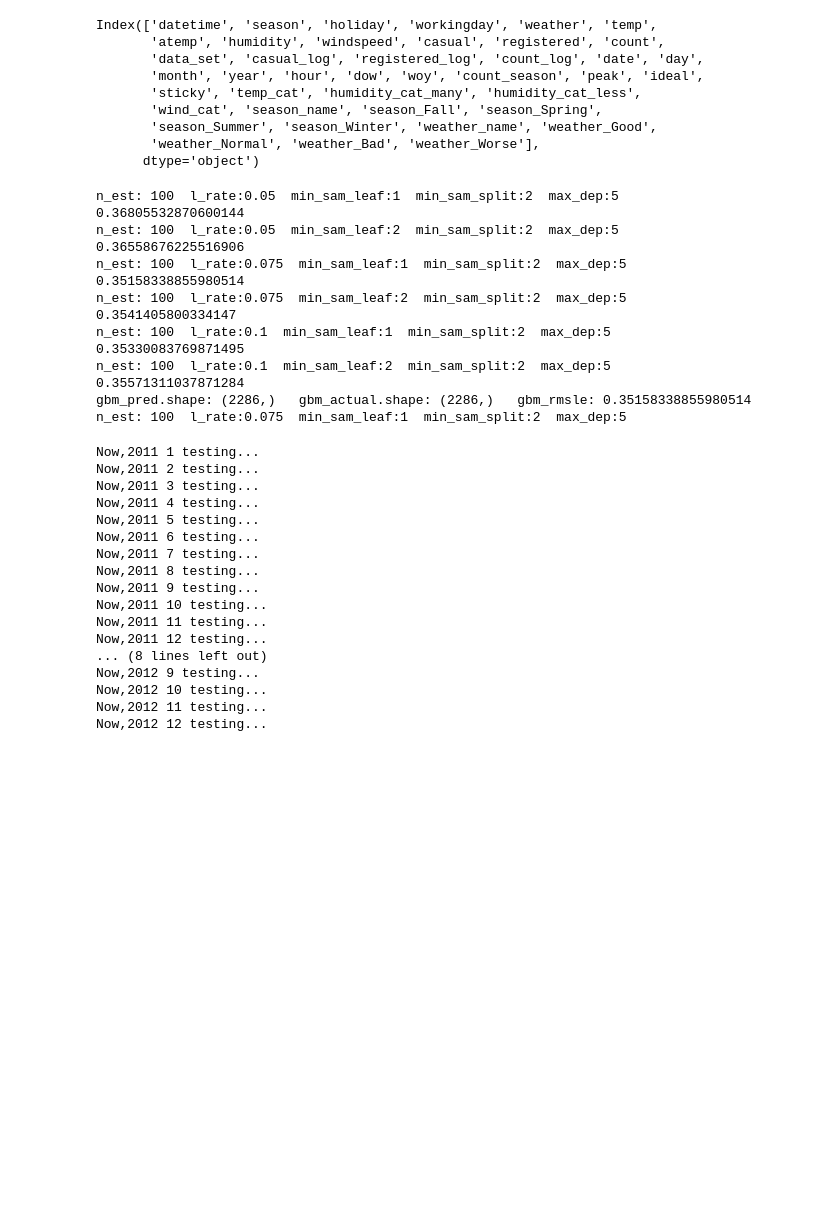
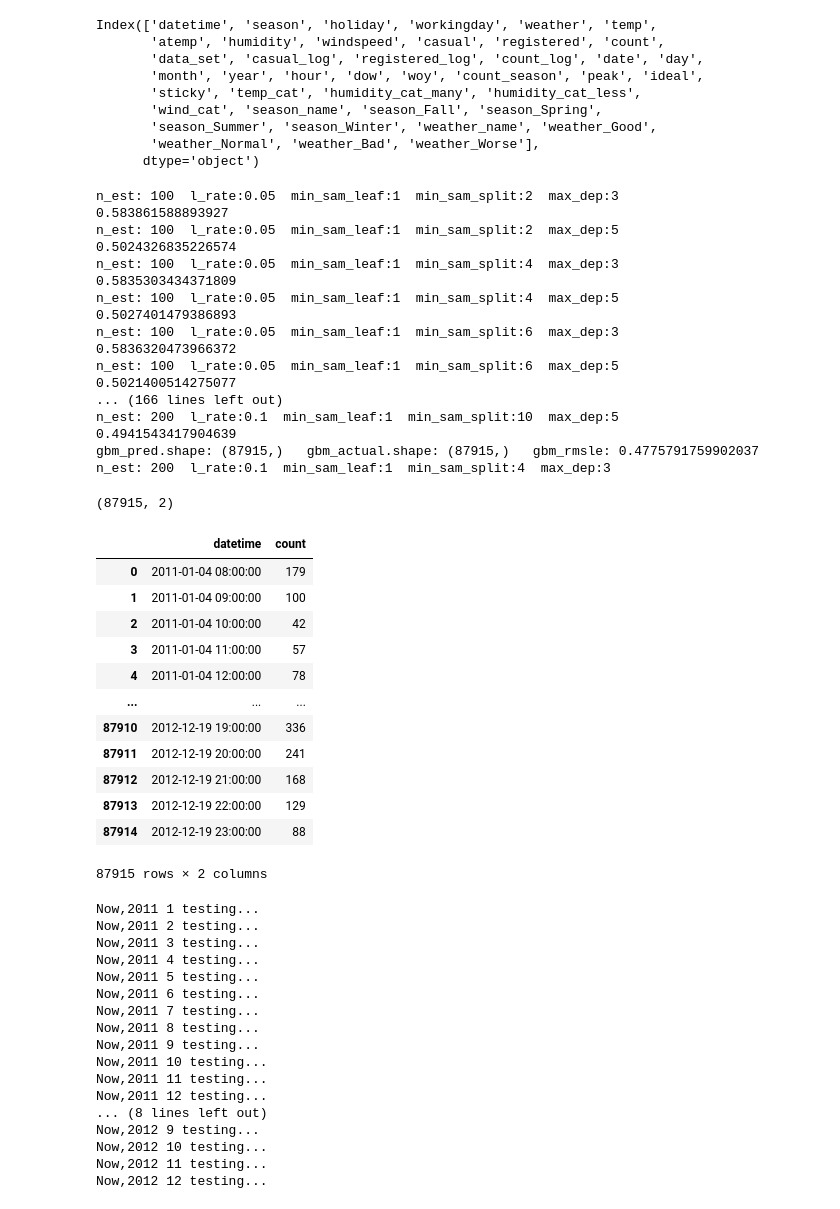
Before and after one commit to Hito4TK/Bike-Sharing-Demand-python, a Jupyter notebook: FeatureEngineeringAndModeling_gbm.ipynb, the cells around one changed output. Cells and saved outputs as stored; diff of their text form; code cells hidden in the pictures; blank space fills up the shorter version.

Commit message:
20211023 add TimeSeriesSplit to RF and GBM, Ridge

```diff
--- a/FeatureEngineeringAndModeling_gbm.ipynb
+++ b/FeatureEngineeringAndModeling_gbm.ipynb
@@ -301,15 +314,15 @@ gbm_cols = [
     'hour', 'dow', 'year', 'ideal', #'count_season',
 ]
 
-n_estimators = [100]
+n_estimators = [100,150,200]
 #n_estimators = [100,150,200]
 learning_rate = [0.05,0.075,0.1]
 #learning_rate = [0.01,0.05,0.1,0.15]
-min_samples_leaf = [1,2]
+min_samples_leaf = [1]
 #min_samples_leaf = [1,3,5,7,10,12,15]
-min_samples_split = [2]
+min_samples_split = [2,4,6,8,10]
 #min_samples_split = [2,4,6,8,10]
-max_depth = [5]
+max_depth = [3,5]
 #max_depth = [3,5,7,9]
 
 best_n_est = 0
@@ -343,18 +356,55 @@ for n_est in n_estimators:
 print(f'gbm_pred.shape: {best_gbm_pred.shape}   gbm_actual.shape: {gbm_actual.shape}   gbm_rmsle: {best_score_gbm}')
 print(f'n_est: {best_n_est}  l_rate:{best_l_rate}  min_sam_leaf:{best_min_sam_leaf}  min_sam_split:{best_min_sam_split}  max_dep:{best_max_dep}')
 # %% [output]
+n_est: 100  l_rate:0.05  min_sam_leaf:1  min_sam_split:2  max_dep:3
+0.583861588893927
 n_est: 100  l_rate:0.05  min_sam_leaf:1  min_sam_split:2  max_dep:5
-0.36805532870600144
-n_est: 100  l_rate:0.05  min_sam_leaf:2  min_sam_split:2  max_dep:5
-0.36558676225516906
-n_est: 100  l_rate:0.075  min_sam_leaf:1  min_sam_split:2  max_dep:5
-0.35158338855980514
-n_est: 100  l_rate:0.075  min_sam_leaf:2  min_sam_split:2  max_dep:5
-0.3541405800334147
-n_est: 100  l_rate:0.1  min_sam_leaf:1  min_sam_split:2  max_dep:5
-0.35330083769871495
-n_est: 100  l_rate:0.1  min_sam_leaf:2  min_sam_split:2  max_dep:5
-0.35571311037871284
-gbm_pred.shape: (2286,)   gbm_actual.shape: (2286,)   gbm_rmsle: 0.35158338855980514
-n_est: 100  l_rate:0.075  min_sam_leaf:1  min_sam_split:2  max_dep:5
+0.5024326835226574
+n_est: 100  l_rate:0.05  min_sam_leaf:1  min_sam_split:4  max_dep:3
+0.5835303434371809
+n_est: 100  l_rate:0.05  min_sam_leaf:1  min_sam_split:4  max_dep:5
+0.5027401479386893
+n_est: 100  l_rate:0.05  min_sam_leaf:1  min_sam_split:6  max_dep:3
+0.5836320473966372
+n_est: 100  l_rate:0.05  min_sam_leaf:1  min_sam_split:6  max_dep:5
+0.5021400514275077
+... (166 lines left out)
+n_est: 200  l_rate:0.1  min_sam_leaf:1  min_sam_split:10  max_dep:5
+0.4941543417904639
+gbm_pred.shape: (87915,)   gbm_actual.shape: (87915,)   gbm_rmsle: 0.4775791759902037
+n_est: 200  l_rate:0.1  min_sam_leaf:1  min_sam_split:4  max_dep:3
+# %%
+X_f_v_sub_valid_l = []
+
+for year_val in [2011,2012]:
+    for month_val in range(1,13):
+
+        df_for_val_submit = train_df.query('year <= @year_val and month <= @month_val')
+        #print(df_for_val_submit.head(3))
+        X_for_val_submit,a,b = prep_train_data(df_for_val_submit, ['datetime', 'count'])
+        #print(X_for_val_submit)
+
+        tscv = TimeSeriesSplit()
+        for trn_index, val_index in tscv.split(X_for_val_submit):
+            X_f_v_sub_valid = X_for_val_submit[val_index]
+
+            X_f_v_sub_valid_l.extend(X_f_v_sub_valid)
+
+print(np.array(X_f_v_sub_valid_l).shape)
+pd.DataFrame(np.array(X_f_v_sub_valid_l),columns=['datetime','count'])
+# %% [output]
+(87915, 2)
+|  | datetime | count |
+| 0 | 2011-01-04 08:00:00 | 179 |
+| 1 | 2011-01-04 09:00:00 | 100 |
+| 2 | 2011-01-04 10:00:00 | 42 |
+| 3 | 2011-01-04 11:00:00 | 57 |
+| 4 | 2011-01-04 12:00:00 | 78 |
+| ... | ... | ... |
+| 87910 | 2012-12-19 19:00:00 | 336 |
+| 87911 | 2012-12-19 20:00:00 | 241 |
+| 87912 | 2012-12-19 21:00:00 | 168 |
+| 87913 | 2012-12-19 22:00:00 | 129 |
+| 87914 | 2012-12-19 23:00:00 | 88 |
+87915 rows × 2 columns
 # %%
```
Also changed, not shown: parts of 4 cells of this notebook, 11 other files.
